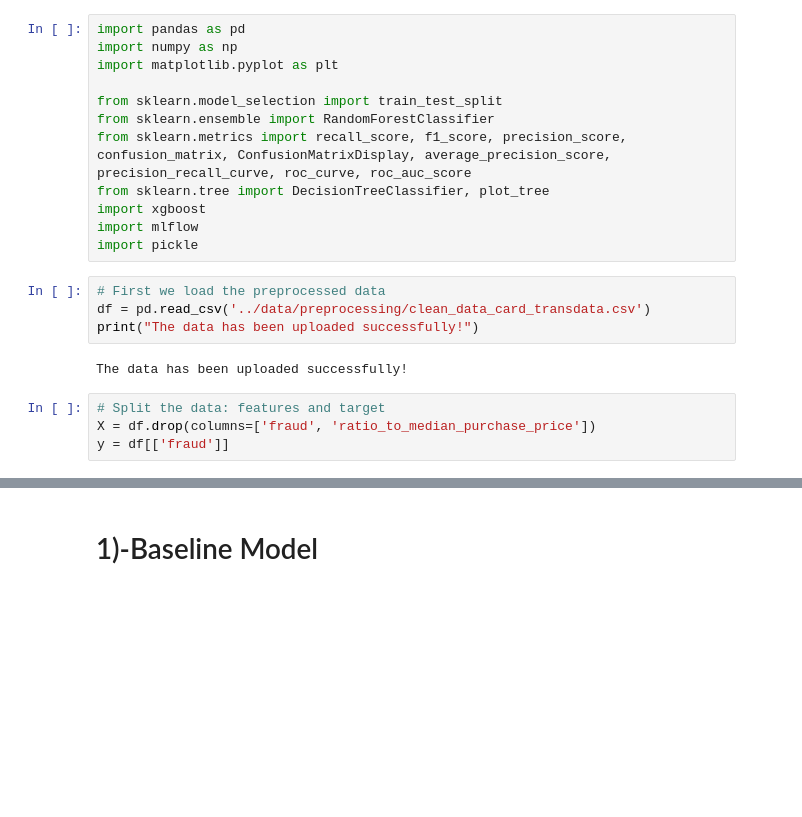
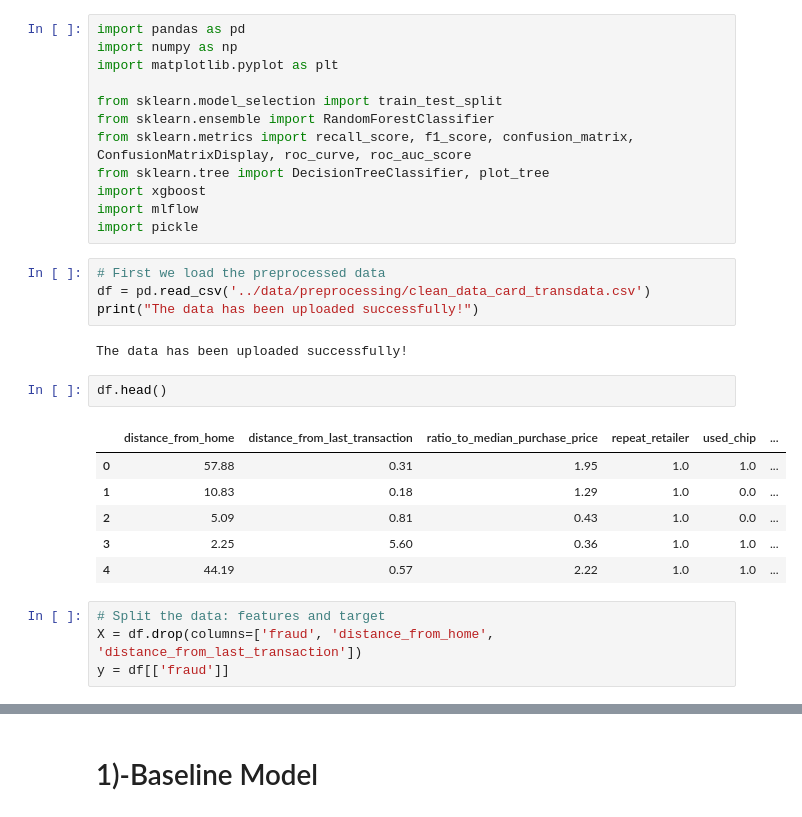
Before and after one commit to RajaaLebnaiti/Credit-Card-Fraud-Dtection-Project, a Jupyter notebook: src/notebooks/03_Models.ipynb, the cells around one changed output, grey strips where cells are left out. Saved outputs shown, nothing was run; the diff lists cells and outputs as text; blank space fills up the shorter version.

```diff
--- a/src/notebooks/03_Models.ipynb
+++ b/src/notebooks/03_Models.ipynb
@@ -5,7 +5,7 @@ import matplotlib.pyplot as plt
 
 from sklearn.model_selection import train_test_split
 from sklearn.ensemble import RandomForestClassifier
-from sklearn.metrics import recall_score, f1_score, precision_score, confusion_matrix, ConfusionMatrixDisplay, average_precision_score, precision_recall_curve, roc_curve, roc_auc_score
+from sklearn.metrics import recall_score, f1_score, confusion_matrix, ConfusionMatrixDisplay, roc_curve, roc_auc_score
 from sklearn.tree import DecisionTreeClassifier, plot_tree
 import xgboost
 import mlflow
@@ -16,9 +16,18 @@ df = pd.read_csv('../data/preprocessing/clean_data_card_transdata.csv')
 print("The data has been uploaded successfully!")
 # %% [output]
 The data has been uploaded successfully!
+# %%
+df.head()
+# %% [output]
+|  | distance_from_home | distance_from_last_transaction | ratio_to_median_purchase_price | repeat_retailer | used_chip | ... |
+| 0 | 57.88 | 0.31 | 1.95 | 1.0 | 1.0 | ... |
+| 1 | 10.83 | 0.18 | 1.29 | 1.0 | 0.0 | ... |
+| 2 | 5.09 | 0.81 | 0.43 | 1.0 | 0.0 | ... |
+| 3 | 2.25 | 5.60 | 0.36 | 1.0 | 1.0 | ... |
+| 4 | 44.19 | 0.57 | 2.22 | 1.0 | 1.0 | ... |
 # %%
 # Split the data: features and target
-X = df.drop(columns=['fraud', 'ratio_to_median_purchase_price'])
+X = df.drop(columns=['fraud', 'distance_from_home', 'distance_from_last_transaction'])
 y = df[['fraud']]
 # %%
 # Split the data into train and test
```
Also changed, not shown: parts of 23 cells of this notebook, 2 other files.
